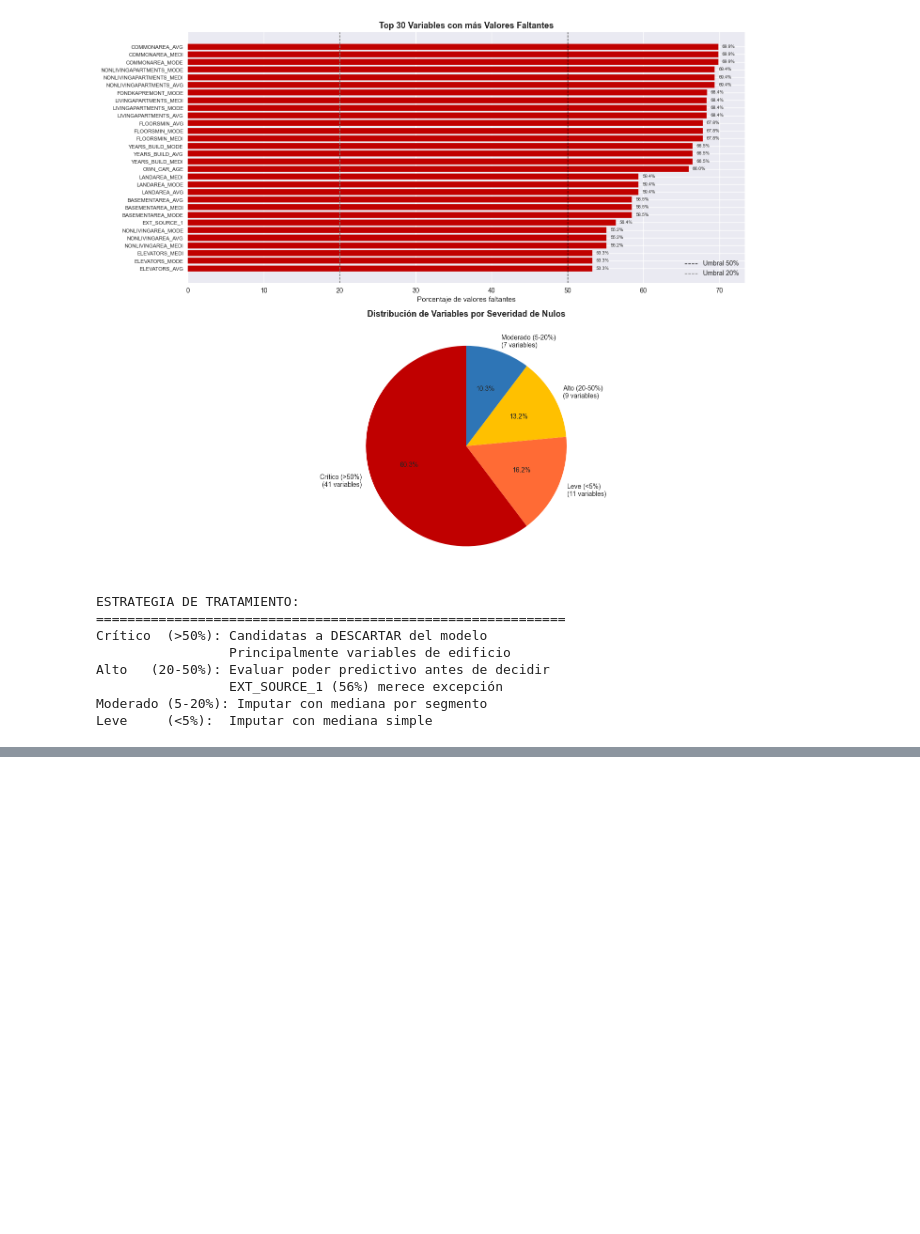
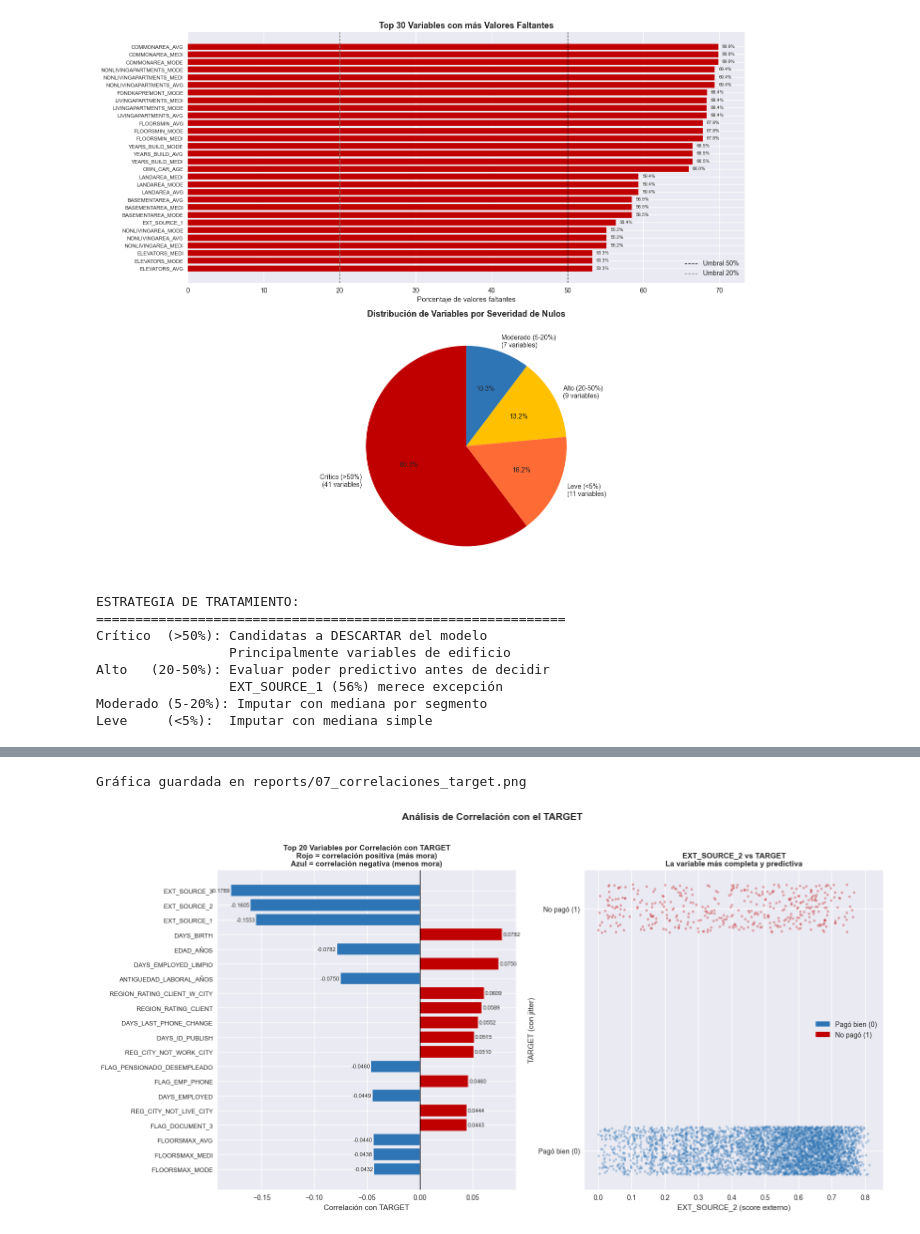
Before and after one commit to MarinoSB577/credit-risk-scoring-ml, a Jupyter notebook: notebooks/01_exploratory_analysis.ipynb, the cells around one changed output, grey strips where cells are left out. Saved outputs shown, nothing was run; the diff lists cells and outputs as text; code cells hidden in the pictures; blank space fills up the shorter version.

```diff
--- a/notebooks/01_exploratory_analysis.ipynb
+++ b/notebooks/01_exploratory_analysis.ipynb
@@ -1138,0 +1545,69 @@ Leve     (<5%):  Imputar con mediana simple
+# %%
+# --- GRÁFICA DE CORRELACIONES ---
+
+fig, axes = plt.subplots(1, 2, figsize=(16, 8))
+
+# GRÁFICA 1: Top 20 correlaciones (positivas y negativas)
+top20 = correlaciones.head(20)
+
+colores = ['#C00000' if c > 0 else '#2E75B6'
+           for c in top20.values]
+
+axes[0].barh(range(len(top20)), top20.values,
+             color=colores, edgecolor='white')
+axes[0].set_yticks(range(len(top20)))
+axes[0].set_yticklabels(top20.index, fontsize=9)
+axes[0].axvline(0, color='black', linewidth=1)
+axes[0].set_xlabel('Correlación con TARGET')
+axes[0].set_title('Top 20 Variables por Correlación con TARGET\n'
+                  'Rojo = correlación positiva (más mora)\n'
+                  'Azul = correlación negativa (menos mora)',
+                  fontweight='bold', fontsize=11)
+axes[0].invert_yaxis()
+
+# Agregar valores
+for i, v in enumerate(top20.values):
+    axes[0].text(v + 0.001 if v >= 0 else v - 0.001,
+                 i, f'{v:.4f}',
+                 va='center', ha='left' if v >= 0 else 'right',
+                 fontsize=8)
+
+# GRÁFICA 2: Scatter EXT_SOURCE_2 vs TARGET
+# Con jitter para ver mejor la distribución
+np.random.seed(42)
+jitter = np.random.uniform(-0.1, 0.1, len(df))
+
+# Muestra de 5000 puntos para no saturar la gráfica
+muestra = df.sample(5000, random_state=42)
+jitter_muestra = np.random.uniform(-0.1, 0.1, len(muestra))
+
+colores_scatter = ['#C00000' if t == 1 else '#2E75B6'
+                   for t in muestra['TARGET']]
+
+axes[1].scatter(muestra['EXT_SOURCE_2'],
+                muestra['TARGET'] + jitter_muestra,
+                c=colores_scatter, alpha=0.3, s=10)
+axes[1].set_xlabel('EXT_SOURCE_2 (score externo)')
+axes[1].set_ylabel('TARGET (con jitter)')
+axes[1].set_title('EXT_SOURCE_2 vs TARGET\n'
+                  'La variable más completa y predictiva',
+                  fontweight='bold', fontsize=11)
+axes[1].set_yticks([0, 1])
+axes[1].set_yticklabels(['Pagó bien (0)', 'No pagó (1)'])
+
+from matplotlib.patches import Patch
+leyenda = [Patch(color='#2E75B6', label='Pagó bien (0)'),
+           Patch(color='#C00000', label='No pagó (1)')]
+axes[1].legend(handles=leyenda)
+
+fig.suptitle('Análisis de Correlación con el TARGET',
+             fontsize=14, fontweight='bold', y=1.02)
+
+plt.tight_layout()
+plt.savefig('reports/07_correlaciones_target.png',
+            dpi=150, bbox_inches='tight')
+print("Gráfica guardada en reports/07_correlaciones_target.png")
+plt.show()
+# %% [output]
+Gráfica guardada en reports/07_correlaciones_target.png
+[figure, added]
```
Also changed, not shown: parts of 9 cells of this notebook, 1 other file.
